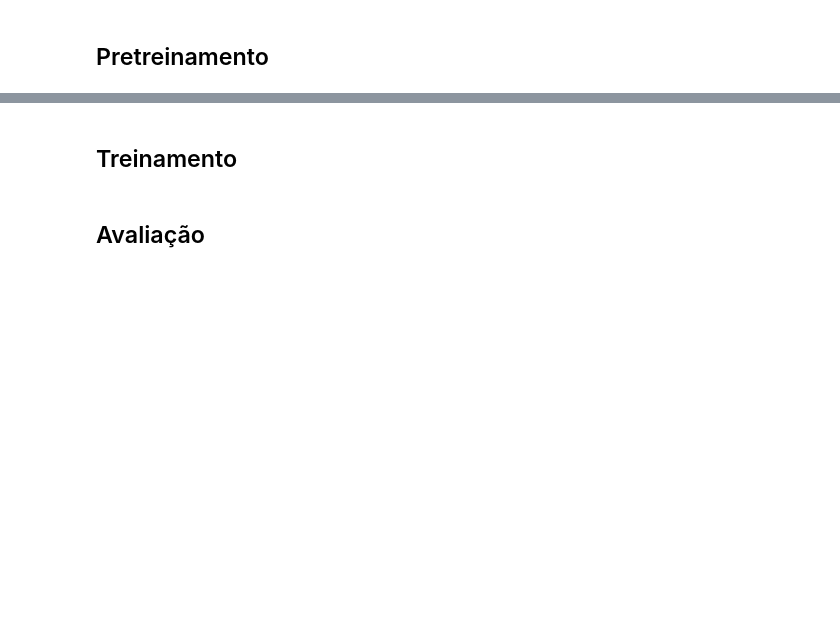
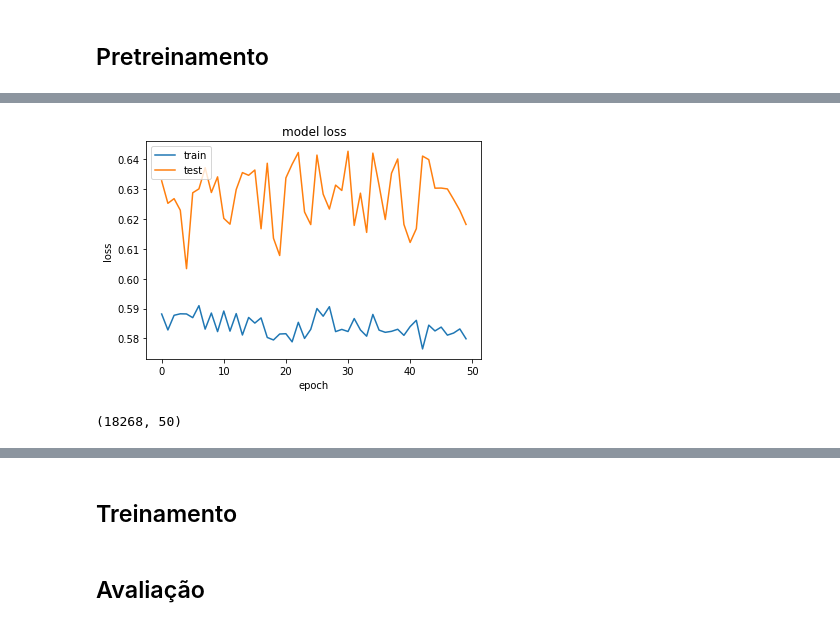
Before and after one commit to Gabrui/estimar-pontos-estoria, a Jupyter notebook: Estimativas de Pontos de Estória por Aprendizado Profundo.ipynb, the cells around one changed output, grey strips where cells are left out. Saved outputs shown, nothing was run; the diff lists cells and outputs as text; code cells hidden in the pictures; blank space fills up the shorter version.

```diff
--- a/Estimativas de Pontos de Estória por Aprendizado Profundo.ipynb
+++ b/Estimativas de Pontos de Estória por Aprendizado Profundo.ipynb
@@ -53,6 +64,8 @@ def converte_tokens(lista_tokens, dic, fracao_valida = 0.1):
 # %%
-a = ler_csv_texto_tokenizado('dados/pretreino/ccasj.csv', nlp.tokenizer)
+#a = ler_csv_texto_tokenizado('dados/pretreino/ccasj.csv', nlp.tokenizer)
+a, valores = ler_csv_texto_tokenizado('dados/pretreino/lsscorp_pretreino.csv', nlp.tokenizer)
 dic = gerar_dicionario(a)
-treino, validacao = converte_tokens(a, dic)
-print('Vocabulario: ', len(dic), '\nTreino: ', len(treino), '\n Validação: ', len(validacao))
+#treino, validacao = converte_tokens_pretreino(a, dic)
+treino = converte_tokens_pretreino(a, dic)
+print('Vocabulario: ', len(dic), '\nTreino: ', len(treino))#, '\n Validação: ', len(validacao))
 # %% [output]
@@ -63,0 +198,5 @@ Treino:  10970
+# %%
+gerador_treino = GeradorDados(treino, 128, 128)
+gerador_valida = GeradorDados(validacao, 128, 8)
+mod_emb = gerar_modelo_keras(len(dic))
+mod_emb.summary()
@@ -63,0 +221,8 @@ Treino:  10970
+# %%
+mod_emb.compile(loss='binary_crossentropy',optimizer='adam')
+# %%
+csv_logger = keras.callbacks.CSVLogger('logs/pretreino.log')
+parar_mlp = keras.callbacks.EarlyStopping(monitor='val_loss', mode='min', verbose=1, patience=500, min_delta=0)
+salvar_mlp = keras.callbacks.ModelCheckpoint('logs/pretreino.h5', monitor='val_loss', mode='min', save_best_only=True)
+
+historico3 = mod_emb.fit_generator(generator=gerador_treino, steps_per_epoch=128, epochs=50, use_multiprocessing=True, shuffle=False, workers=32, max_queue_size=64, validation_data=gerador_valida, validation_steps=8)
@@ -63,0 +247,11 @@ Treino:  10970
+# %%
+import matplotlib.pyplot as plt
+plt.plot(historico3.history['loss'])
+plt.plot(historico3.history['val_loss'])
+plt.title('model loss')
+plt.ylabel('loss')
+plt.xlabel('epoch')
+plt.legend(['train', 'test'], loc='upper left')
+plt.show()
+# %% [output]
+[figure, added]
@@ -63,0 +260,4 @@ Treino:  10970
+# %%
+t.get_weights()[0].shape
+# %% [output]
+(18268, 50)
```
Also changed, not shown: parts of 39 cells of this notebook, 2 other files.
